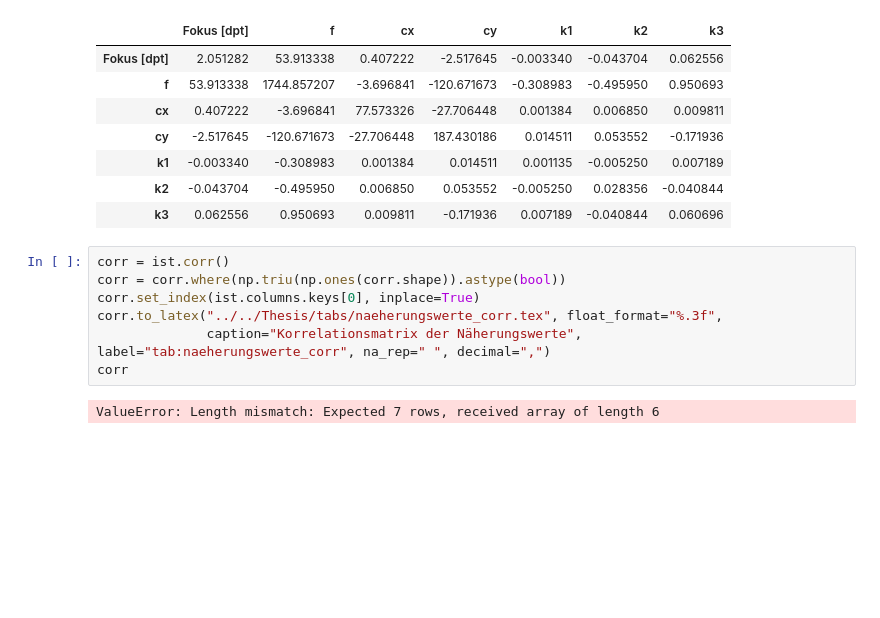
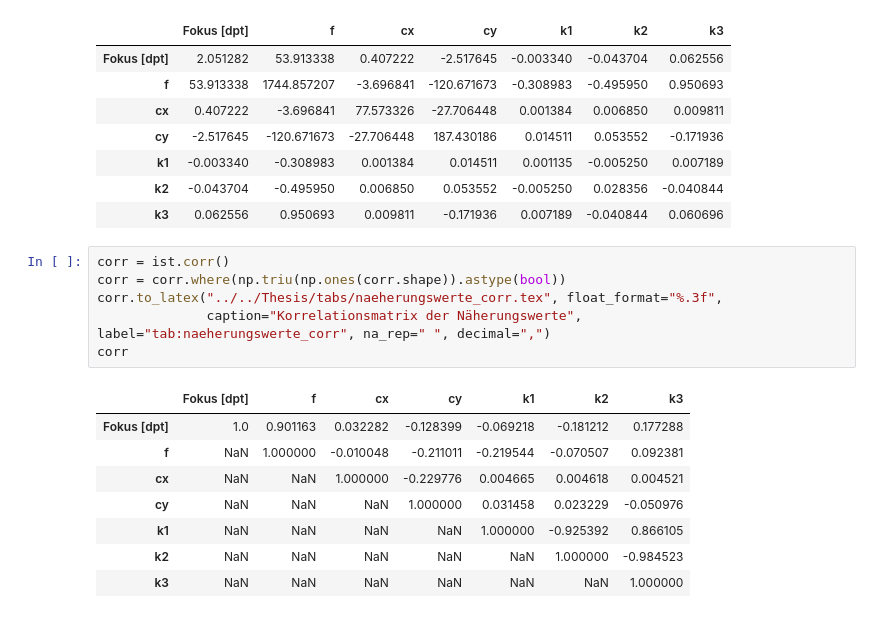
Before and after one commit to FlorianTimm/PhotoBox_Experimente, a Jupyter notebook: Fokus/fokus_faktor_diagramm.ipynb, the cells around one changed output. Saved outputs shown, nothing was run; the diff lists cells and outputs as text; blank space fills up the shorter version.

```diff
--- a/Fokus/fokus_faktor_diagramm.ipynb
+++ b/Fokus/fokus_faktor_diagramm.ipynb
@@ -113,9 +113,15 @@ ist.cov()
 # %%
 corr = ist.corr()
 corr = corr.where(np.triu(np.ones(corr.shape)).astype(bool))
-corr.set_index(ist.columns.keys[0], inplace=True)
 corr.to_latex("../../Thesis/tabs/naeherungswerte_corr.tex", float_format="%.3f",
               caption="Korrelationsmatrix der Näherungswerte", label="tab:naeherungswerte_corr", na_rep=" ", decimal=",")
 corr
 # %% [output]
-ValueError: Length mismatch: Expected 7 rows, received array of length 6
+|  | Fokus [dpt] | f | cx | cy | k1 | k2 | k3 |
+| Fokus [dpt] | 1.0 | 0.901163 | 0.032282 | -0.128399 | -0.069218 | -0.181212 | 0.177288 |
+| f | NaN | 1.000000 | -0.010048 | -0.211011 | -0.219544 | -0.070507 | 0.092381 |
+| cx | NaN | NaN | 1.000000 | -0.229776 | 0.004665 | 0.004618 | 0.004521 |
+| cy | NaN | NaN | NaN | 1.000000 | 0.031458 | 0.023229 | -0.050976 |
+| k1 | NaN | NaN | NaN | NaN | 1.000000 | -0.925392 | 0.866105 |
+| k2 | NaN | NaN | NaN | NaN | NaN | 1.000000 | -0.984523 |
+| k3 | NaN | NaN | NaN | NaN | NaN | NaN | 1.000000 |
```
